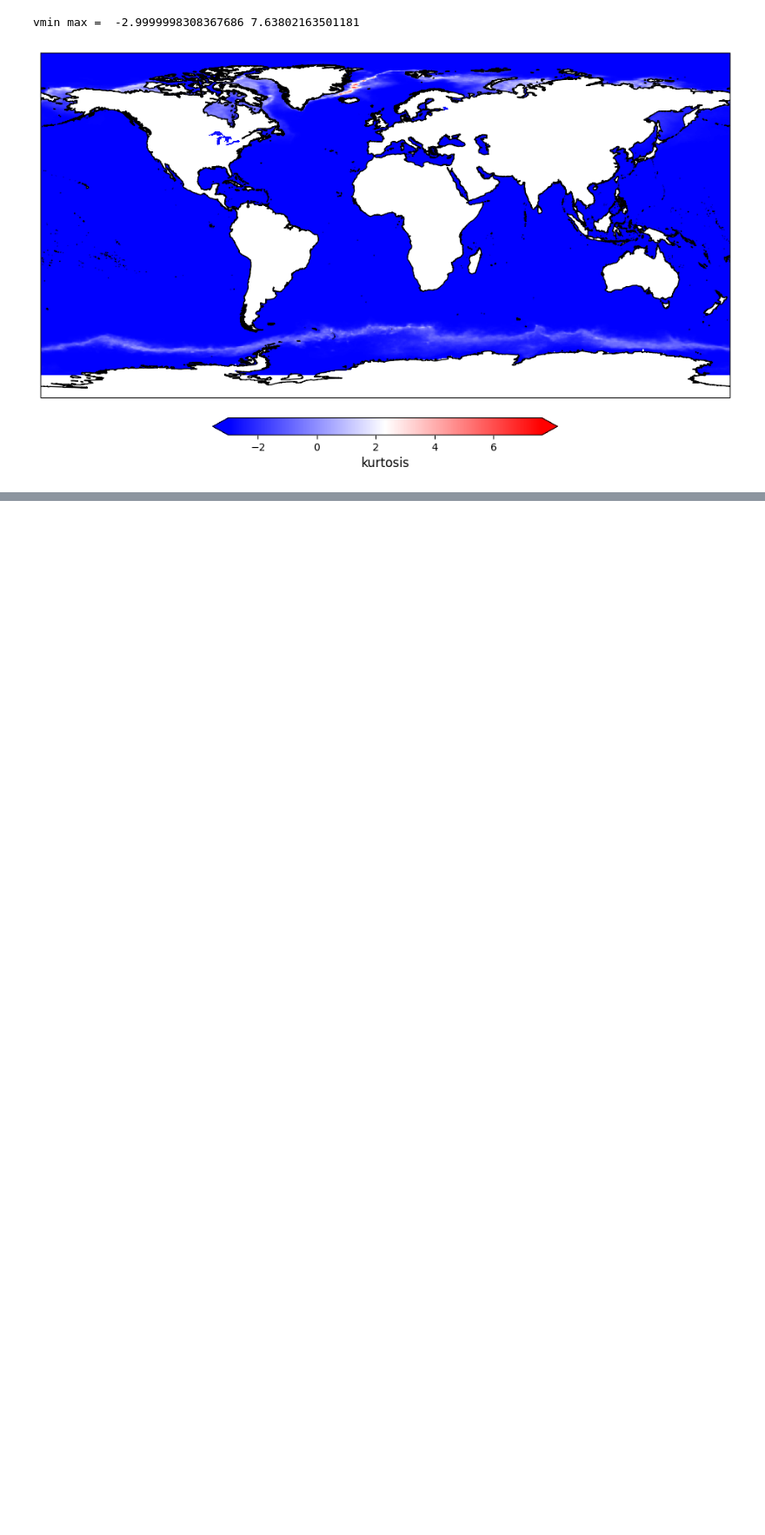
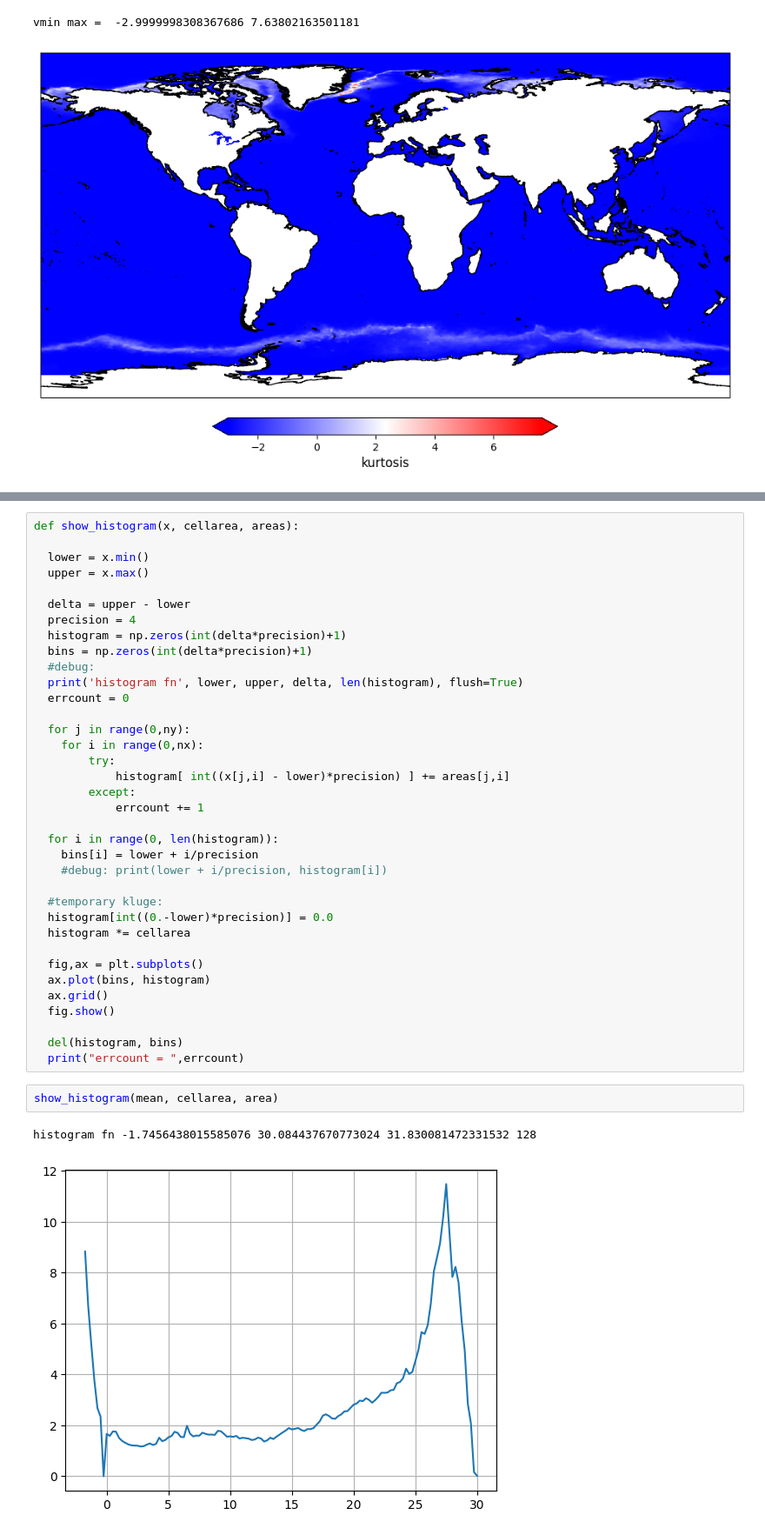
Before and after one commit to grumbiner/epoch_sst, a Jupyter notebook: stats.ipynb, the cells around one changed output, grey strips where cells are left out. Shown at 87% size. Cells and saved outputs as stored; diff of their text form; blank space fills up the shorter version.

```diff
--- a/stats.ipynb
+++ b/stats.ipynb
@@ -352,0 +389,41 @@ vmin max =  -2.9999998308367686 7.63802163501181
+# %%
+def show_histogram(x, cellarea, areas):
+
+  lower = x.min()
+  upper = x.max()
+
+  delta = upper - lower
+  precision = 4
+  histogram = np.zeros(int(delta*precision)+1)
+  bins = np.zeros(int(delta*precision)+1)
+  #debug:
+  print('histogram fn', lower, upper, delta, len(histogram), flush=True)
+  errcount = 0
+
+  for j in range(0,ny):
+    for i in range(0,nx):
+        try:
+            histogram[ int((x[j,i] - lower)*precision) ] += areas[j,i]
+        except:
+            errcount += 1
+
+  for i in range(0, len(histogram)):
+    bins[i] = lower + i/precision
+    #debug: print(lower + i/precision, histogram[i])
+
+  #temporary kluge:
+  histogram[int((0.-lower)*precision)] = 0.0
+  histogram *= cellarea
+
+  fig,ax = plt.subplots()
+  ax.plot(bins, histogram)
+  ax.grid()
+  fig.show()
+
+  del(histogram, bins)
+  print("errcount = ",errcount)
+# %%
+show_histogram(mean, cellarea, area)
+# %% [output]
+histogram fn -1.7456438015585076 30.084437670773024 31.830081472331532 128
+[figure, added]
```
Also changed, not shown: parts of 5 cells of this notebook, 3 other files.
